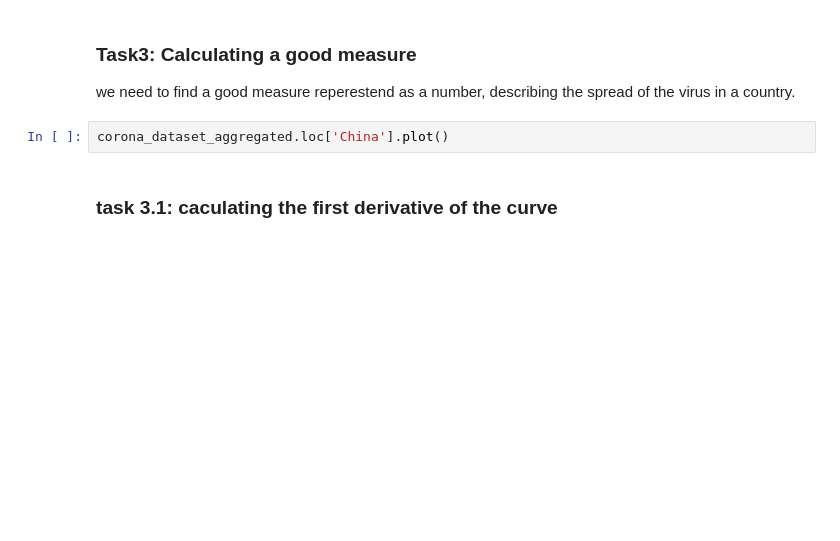
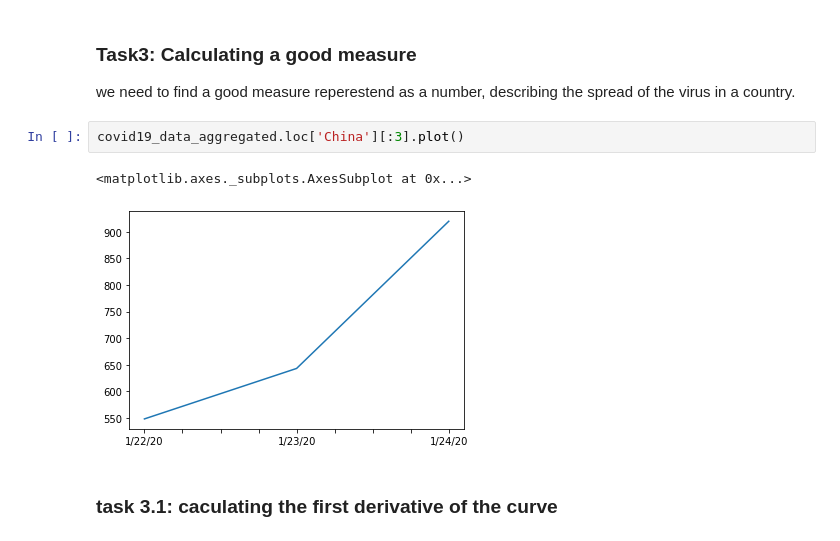
Before and after one commit to Nada-Ashraf/covid19-data-analysis-using-python, a Jupyter notebook: covid19 data analysis notebook.ipynb, the cells around one changed output. Saved outputs shown, nothing was run; the diff lists cells and outputs as text; blank space fills up the shorter version.

```diff
--- a/covid19 data analysis notebook.ipynb
+++ b/covid19 data analysis notebook.ipynb
@@ -83,6 +84,9 @@ plt.legend()
 ### Task3: Calculating a good measure
 we need to find a good measure reperestend as a number, describing the spread of the virus in a country.
 # %%
-corona_dataset_aggregated.loc['China'].plot()
+covid19_data_aggregated.loc['China'][:3].plot()
+# %% [output]
+<matplotlib.axes._subplots.AxesSubplot at 0x...>
+[figure, added]
 # %% [markdown]
 ### task 3.1: caculating the first derivative of the curve
```
Also changed, not shown: parts of 2 cells of this notebook.
